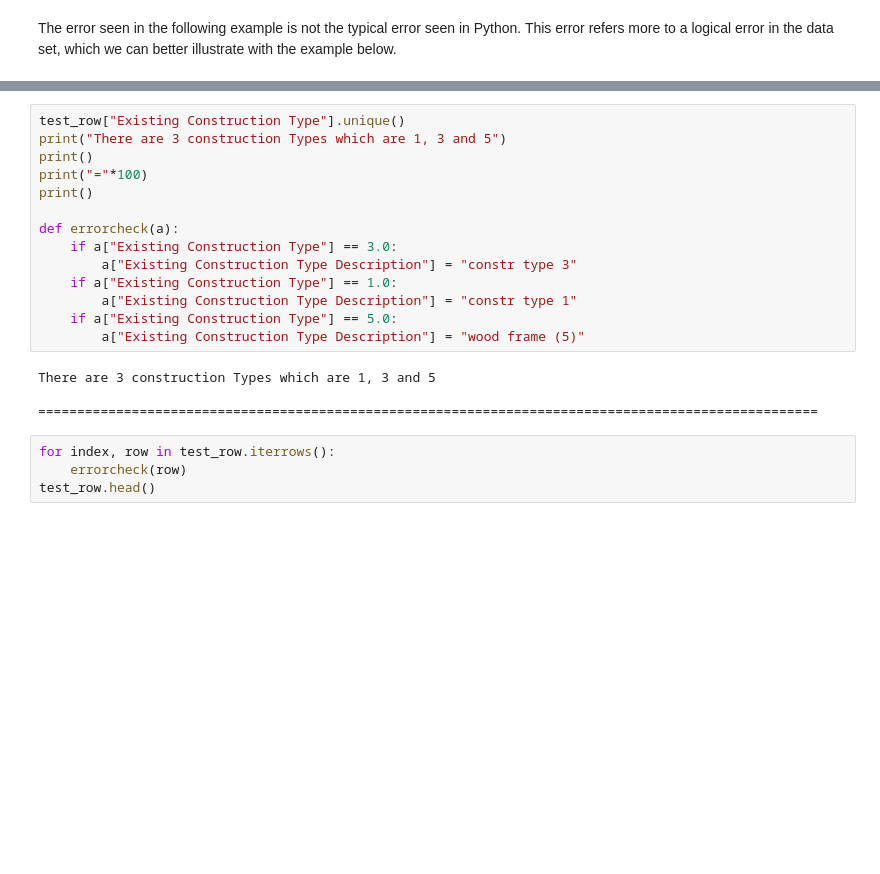
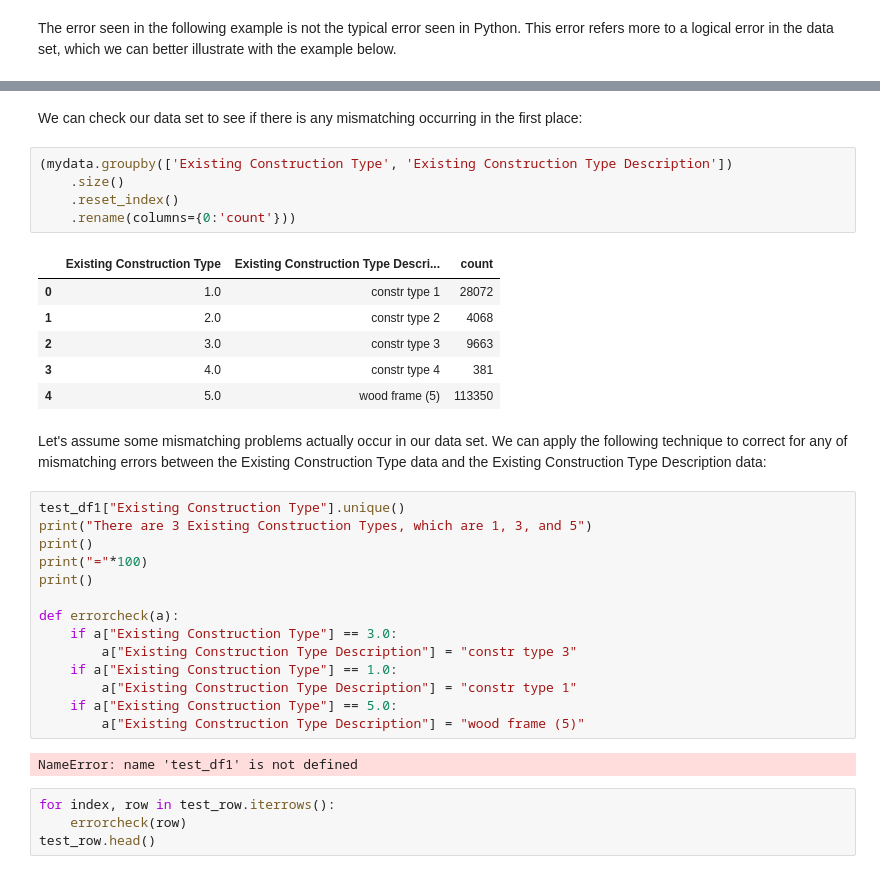
Before and after one commit to Analytics-at-Sauder/NB0007_Data_Cleaning, a Jupyter notebook: Data Cleaning.ipynb, the cells around one changed output, grey strips where cells are left out. Cells and saved outputs as stored; diff of their text form; blank space fills up the shorter version.

```diff
--- a/Data Cleaning.ipynb
+++ b/Data Cleaning.ipynb
@@ -142,6 +220,22 @@ In the example, we have an Existing Construction Type value of 3.0, with the Exi
+# %% [markdown]
+We can check our data set to see if there is any mismatching occurring in the first place:
+# %%
+(mydata.groupby(['Existing Construction Type', 'Existing Construction Type Description'])
+    .size()
+    .reset_index()
+    .rename(columns={0:'count'}))
+# %% [output]
+|  | Existing Construction Type | Existing Construction Type Descri... | count |
+| 0 | 1.0 | constr type 1 | 28072 |
+| 1 | 2.0 | constr type 2 | 4068 |
+| 2 | 3.0 | constr type 3 | 9663 |
+| 3 | 4.0 | constr type 4 | 381 |
+| 4 | 5.0 | wood frame (5) | 113350 |
+# %% [markdown]
+Let's assume some mismatching problems actually occur in our data set. We can apply the following technique to correct for any of mismatching errors between the Existing Construction Type data and the Existing Construction Type Description data:
 # %%
-test_row["Existing Construction Type"].unique()
-print("There are 3 construction Types which are 1, 3 and 5")
+test_df1["Existing Construction Type"].unique()
+print("There are 3 Existing Construction Types, which are 1, 3, and 5")
 print()
 print("="*100)
 print()
@@ -154,9 +248,7 @@ def errorcheck(a):
     if a["Existing Construction Type"] == 5.0:
         a["Existing Construction Type Description"] = "wood frame (5)"
 # %% [output]
-There are 3 construction Types which are 1, 3 and 5
-
-====================================================================================================
+NameError: name 'test_df1' is not defined
 # %%
 for index, row in test_row.iterrows():
     errorcheck(row)
```
Also changed, not shown: parts of 42 cells of this notebook.
